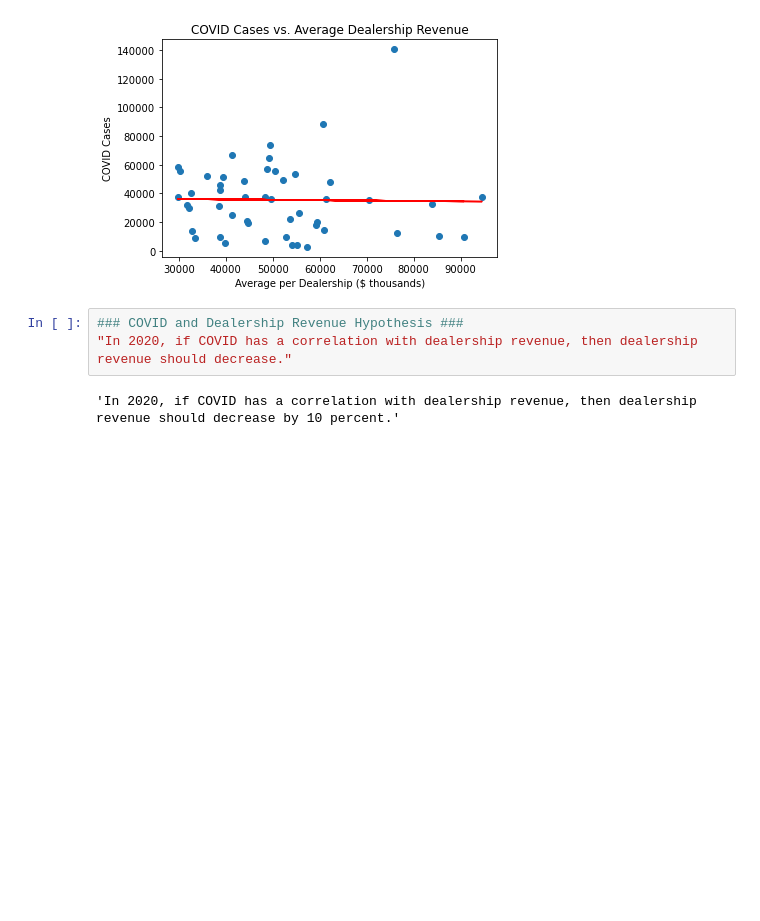
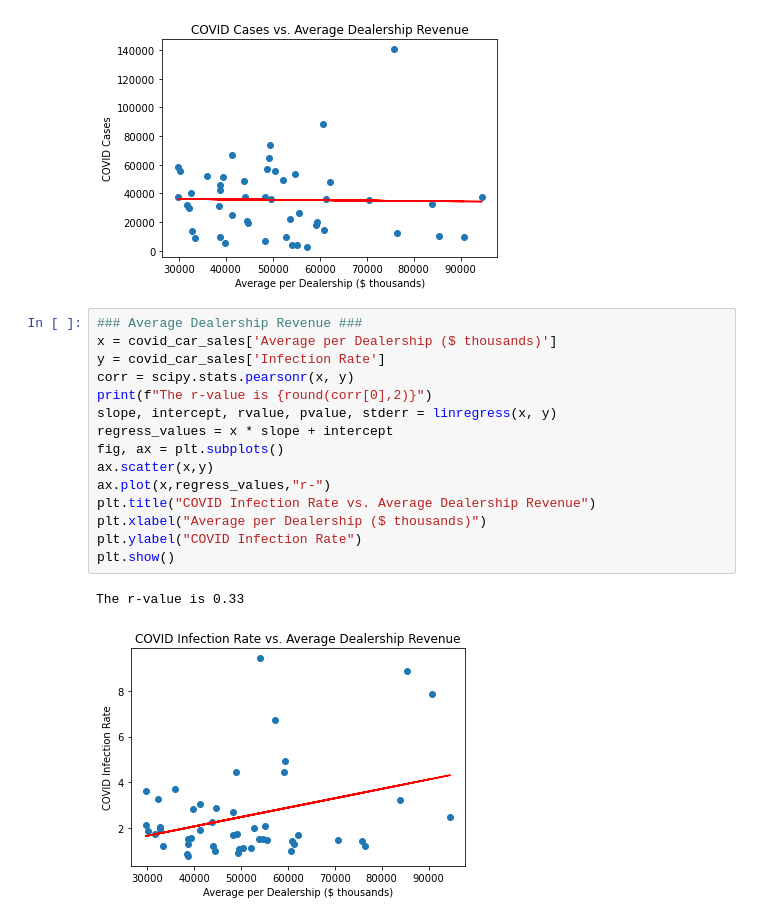
Before and after one commit to dakotajcollins/Car_Dealership, a Jupyter notebook: Steven File/COVID Analysis.ipynb, the cells around one changed output. Saved outputs shown, nothing was run; the diff lists cells and outputs as text; blank space fills up the shorter version.

```diff
--- a/Steven File/COVID Analysis.ipynb
+++ b/Steven File/COVID Analysis.ipynb
@@ -157,8 +163,21 @@ plt.show()
 # %% [output]
 The r-value is -0.02
 [figure]
-# %%
-### COVID and Dealership Revenue Hypothesis ###
-"In 2020, if COVID has a correlation with dealership revenue, then dealership revenue should decrease."
-# %% [output]
-'In 2020, if COVID has a correlation with dealership revenue, then dealership revenue should decrease by 10 percent.'
+# %%
+### Average Dealership Revenue ###
+x = covid_car_sales['Average per Dealership ($ thousands)']
+y = covid_car_sales['Infection Rate']
+corr = scipy.stats.pearsonr(x, y)
+print(f"The r-value is {round(corr[0],2)}")
+slope, intercept, rvalue, pvalue, stderr = linregress(x, y)
+regress_values = x * slope + intercept
+fig, ax = plt.subplots()
+ax.scatter(x,y)
+ax.plot(x,regress_values,"r-")
+plt.title("COVID Infection Rate vs. Average Dealership Revenue")
+plt.xlabel("Average per Dealership ($ thousands)")
+plt.ylabel("COVID Infection Rate")
+plt.show()
+# %% [output]
+The r-value is 0.33
+[figure, added]
```
Also changed, not shown: parts of 3 cells of this notebook, 1 other file.
